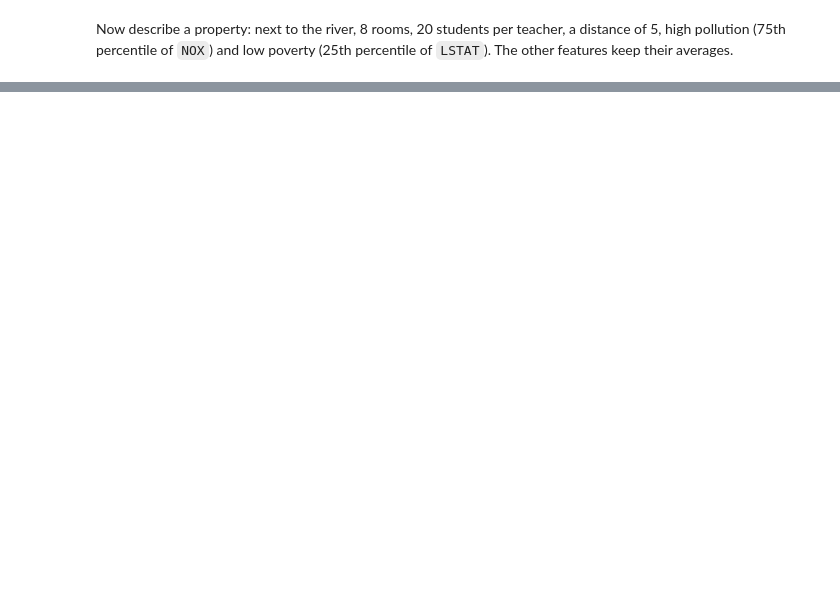
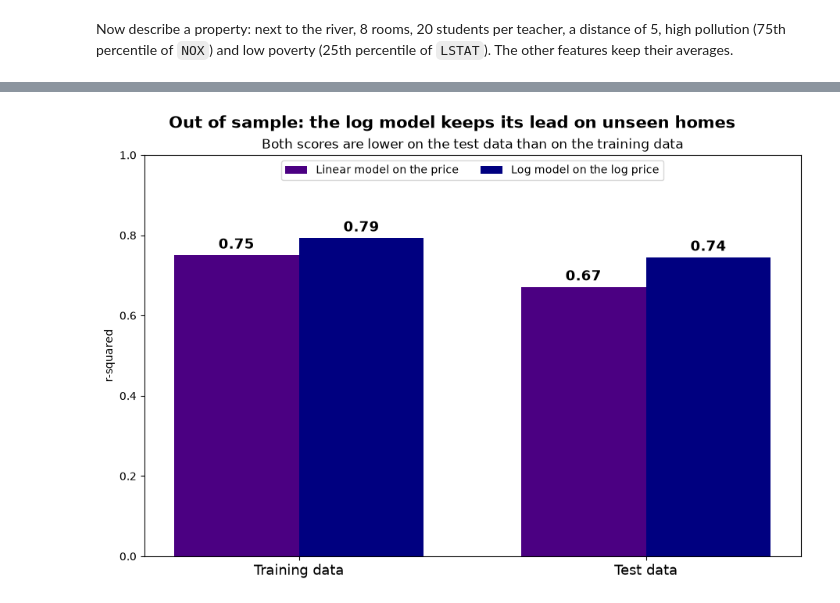
Before and after one commit to Tirsvad-Udemy-100-days-of-code/081-multivariable-regression-and-valuation-model, a Jupyter notebook: notebooks/boston_valuation.ipynb, the cells around one changed output, grey strips where cells are left out. Drawn from its saved outputs; the diff is of its cells as text; code cells hidden in the pictures; blank space fills up the shorter version.

```diff
--- a/notebooks/boston_valuation.ipynb
+++ b/notebooks/boston_valuation.ipynb
@@ -6,6 +6,19 @@ You are an analyst at a real estate development company in Boston in the 1970s.
 Install the notebook extra first: `python -m pip install -e ".[notebook]"`.
 # %% [markdown]
 # Step 1: Goals and data exploration
+# %%
+import matplotlib.pyplot as plt
+from IPython import get_ipython
+from IPython.core.pylabtools import print_figure
+from matplotlib.figure import Figure
+
+# The package draws with the Agg backend, so show every returned Figure as a PNG.
+png = get_ipython().display_formatter.formatters["image/png"]
+png.for_type(
+    Figure,
+    lambda figure: print_figure(figure, "png", dpi=100, bbox_inches="tight"),
+)
+plt.rcParams["figure.max_open_warning"] = 0
 # %%
 from boston_valuation.domain import descriptive, exploration
 from boston_valuation.infrastructure.csv_loader import load_data
@@ -223,0 +426,6 @@ valuation_figure(data)
+# %%
+from boston_valuation.presentation.summary_charts import model_scores_figure
+
+model_scores_figure(data)
+# %% [output]
+[figure, added]
```
Also changed, not shown: parts of 41 cells of this notebook, 13 other files.
